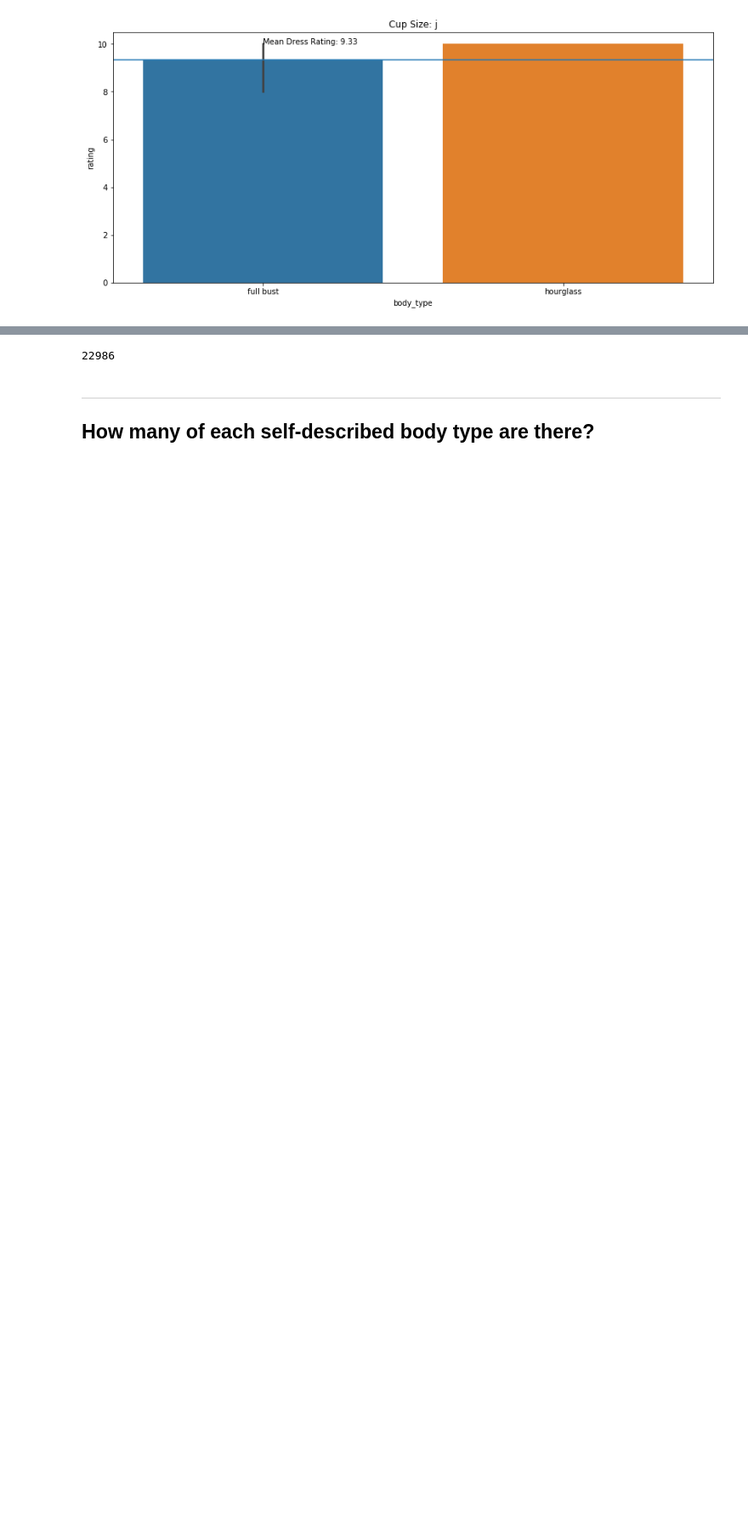
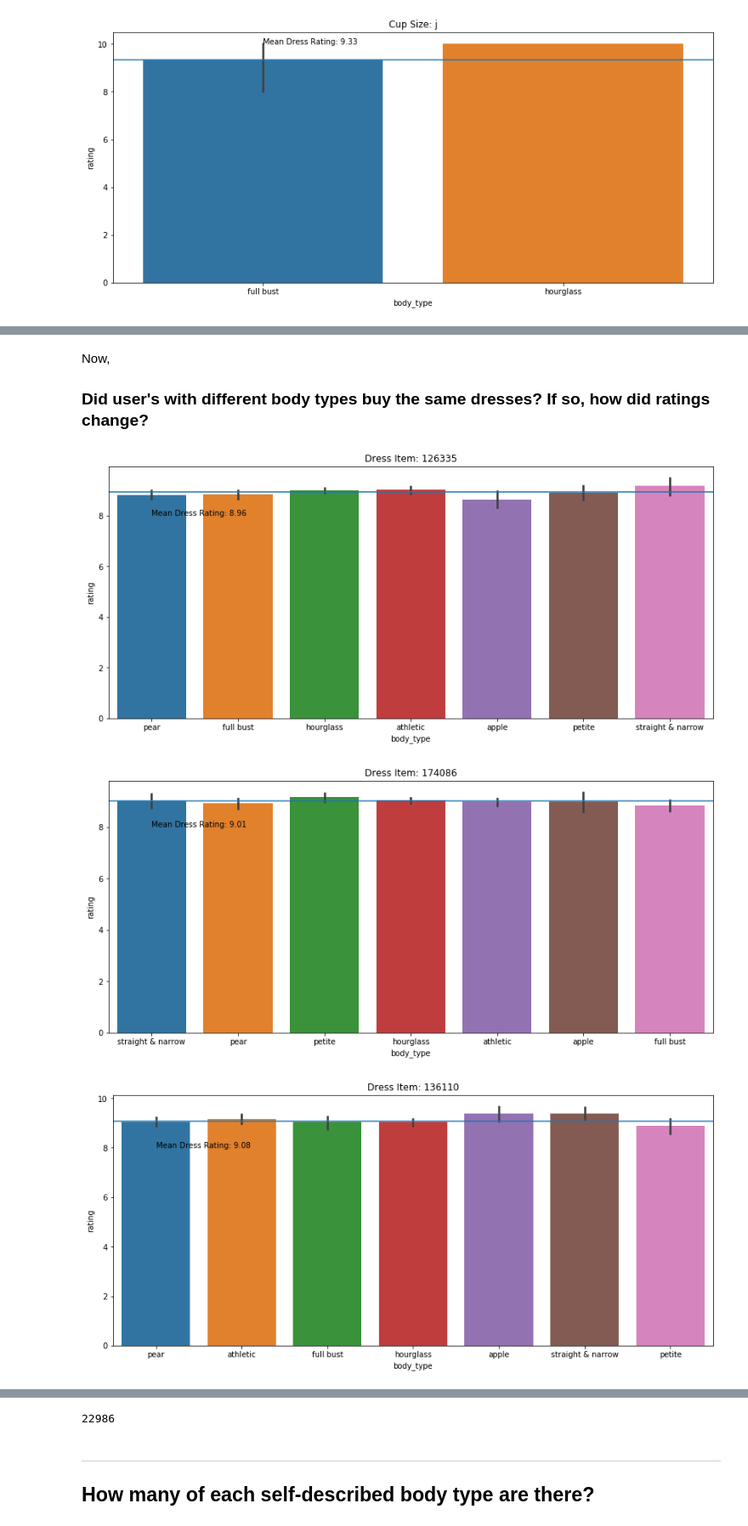
Before and after one commit to CliffordBridges/Whose-Clothes-Fit-Well, a Jupyter notebook: RTR_Analysis.ipynb, the cells around one changed output, grey strips where cells are left out. Shown at 85% size. Saved outputs shown, nothing was run; the diff lists cells and outputs as text; code cells hidden in the pictures; blank space fills up the shorter version.

Commit message:
visualize top 5 dress ratings

```diff
--- a/RTR_Analysis.ipynb
+++ b/RTR_Analysis.ipynb
@@ -30,6 +30,3 @@ rtr_bust_sizes = [str(band)+cup for band in band_sizes for cup in cup_sizes]
 rtr_jean_sizes = list(range(24, 41))
 rtr_dress_sizes = [0, 2, 4, 6, 8, 10, 12, 14, 16, 18, 20, 22, 24, '24+']
 rtr_body_types = ['apple', 'athletic', 'full bust', 'hourglass', 'pear', 'petite', 'straight & narrow']
-# %%
-rtr_body_types = ['apple', 'athletic', 'full bust', 'hourglass', 'pear', 'petite', 'straight & narrow']
-rtr_data.body_type.unique()
@@ -95,0 +105,3 @@ Next I want to know:
+# %%
+top_5_most_reviewed_dresses = list(rtr_data.loc[rtr_data.category=='dress'].item_id.value_counts().head().index)
+top_5_most_reviewed_dresses
@@ -95,0 +110,3 @@ Next I want to know:
+# %%
+for dress in top_5_most_reviewed_dresses:
+    print(rtr_data.loc[rtr_data.item_id==dress].rating.describe())
@@ -95,0 +160,16 @@ Next I want to know:
+# %% [markdown]
+Now,
+### Did user's with different body types buy the same dresses? If so, how did ratings change?
+# %%
+for dress in top_5_most_reviewed_dresses:
+    plt.figure(figsize=(14, 6))
+    sns.barplot(x='body_type', y='rating', data=rtr_data.loc[(rtr_data.item_id==dress)])
+    plt.title('Dress Item: '+str(dress))
+    mean = rtr_data.loc[(rtr_data.item_id==dress)].rating.mean()
+    plt.annotate('Mean Dress Rating: '+str(round(mean, 2)), (0,8))
+    plt.axhline(y=mean)
+    plt.show()
+# %% [output]
+[figure, added]
+[figure, added]
+[figure, added]
```
Also changed, not shown: parts of 17 cells of this notebook.
